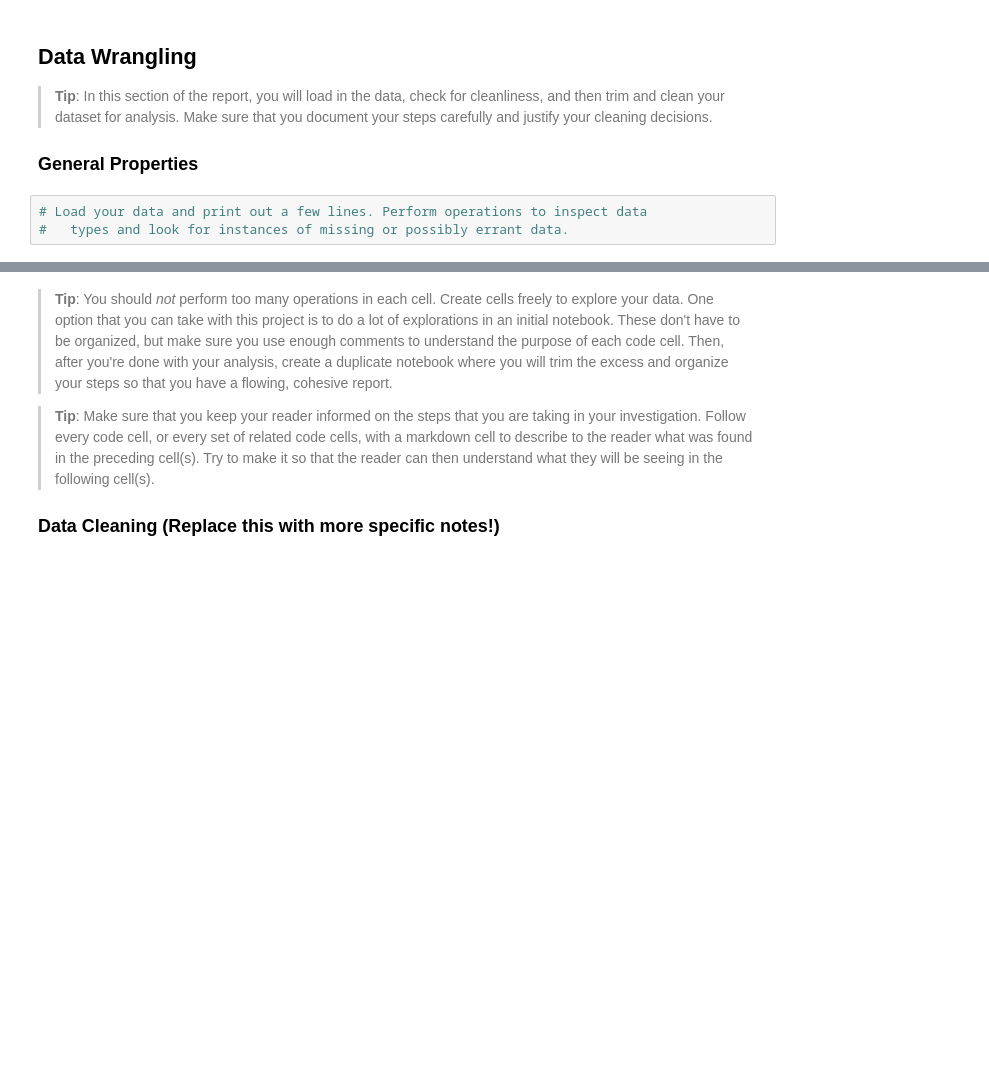
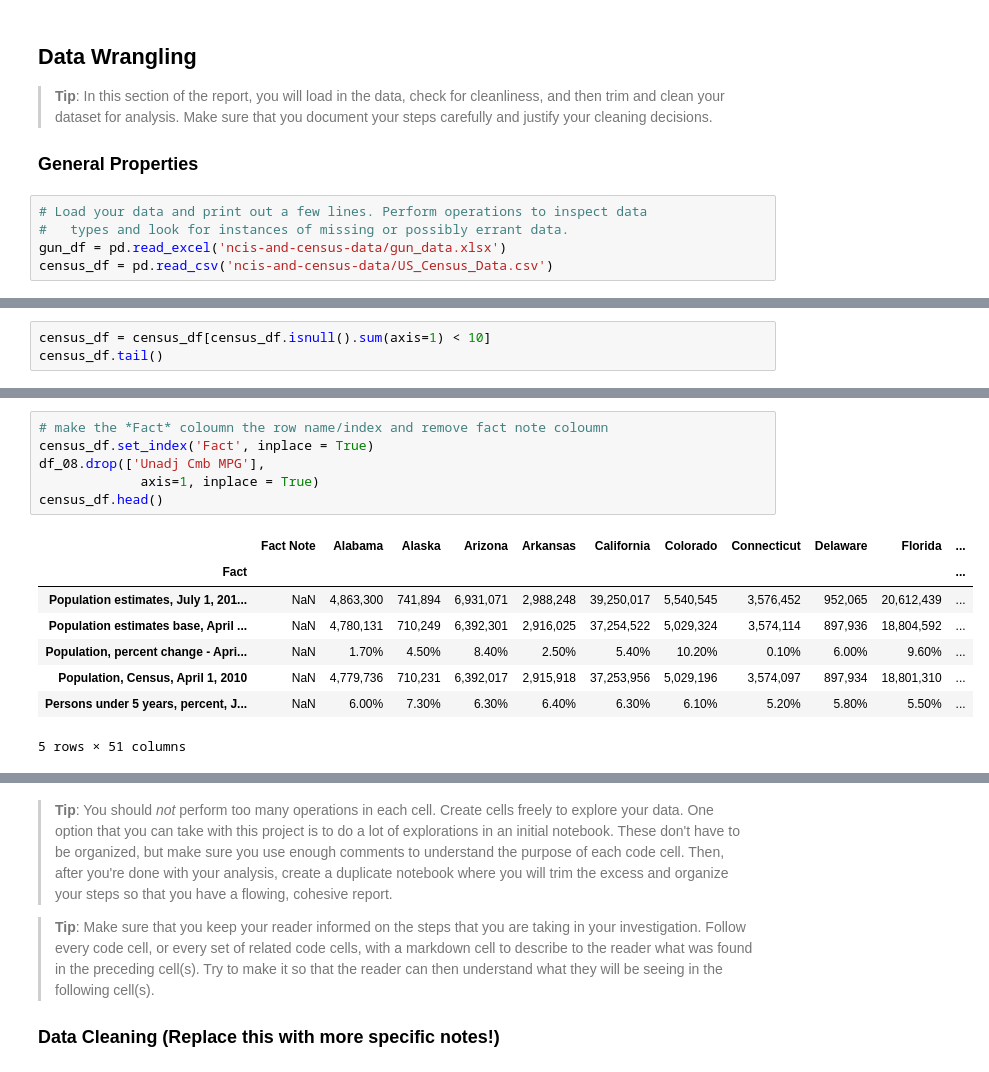
Before and after one commit to adeyisegun/FBI_Gun_Data, a Jupyter notebook: investigate_FBI_Gun_Data.ipynb, the cells around one changed output, grey strips where cells are left out. Cells and saved outputs as stored; diff of their text form; blank space fills up the shorter version.

```diff
--- a/investigate_FBI_Gun_Data.ipynb
+++ b/investigate_FBI_Gun_Data.ipynb
@@ -39,3 +37,5 @@ import matplotlib.pyplot as plt
 # %%
 # Load your data and print out a few lines. Perform operations to inspect data
 #   types and look for instances of missing or possibly errant data.
+gun_df = pd.read_excel('ncis-and-census-data/gun_data.xlsx')
+census_df = pd.read_csv('ncis-and-census-data/US_Census_Data.csv')
@@ -41,0 +77,3 @@ import matplotlib.pyplot as plt
+# %%
+census_df = census_df[census_df.isnull().sum(axis=1) < 10]
+census_df.tail()
@@ -41,0 +88,15 @@ import matplotlib.pyplot as plt
+# %%
+# make the *Fact* coloumn the row name/index and remove fact note coloumn
+census_df.set_index('Fact', inplace = True)
+df_08.drop(['Unadj Cmb MPG'],
+             axis=1, inplace = True)
+census_df.head()
+# %% [output]
+|  | Fact Note | Alabama | Alaska | Arizona | Arkansas | California | Colorado | Connecticut | Delaware | Florida | ... |
+| Fact |  |  |  |  |  |  |  |  |  |  | ... |
+| Population estimates, July 1, 201... | NaN | 4,863,300 | 741,894 | 6,931,071 | 2,988,248 | 39,250,017 | 5,540,545 | 3,576,452 | 952,065 | 20,612,439 | ... |
+| Population estimates base, April ... | NaN | 4,780,131 | 710,249 | 6,392,301 | 2,916,025 | 37,254,522 | 5,029,324 | 3,574,114 | 897,936 | 18,804,592 | ... |
+| Population, percent change - Apri... | NaN | 1.70% | 4.50% | 8.40% | 2.50% | 5.40% | 10.20% | 0.10% | 6.00% | 9.60% | ... |
+| Population, Census, April 1, 2010 | NaN | 4,779,736 | 710,231 | 6,392,017 | 2,915,918 | 37,253,956 | 5,029,196 | 3,574,097 | 897,934 | 18,801,310 | ... |
+| Persons under 5 years, percent, J... | NaN | 6.00% | 7.30% | 6.30% | 6.40% | 6.30% | 6.10% | 5.20% | 5.80% | 5.50% | ... |
+5 rows × 51 columns
```
Also changed, not shown: parts of 7 cells of this notebook, 2 other files.
